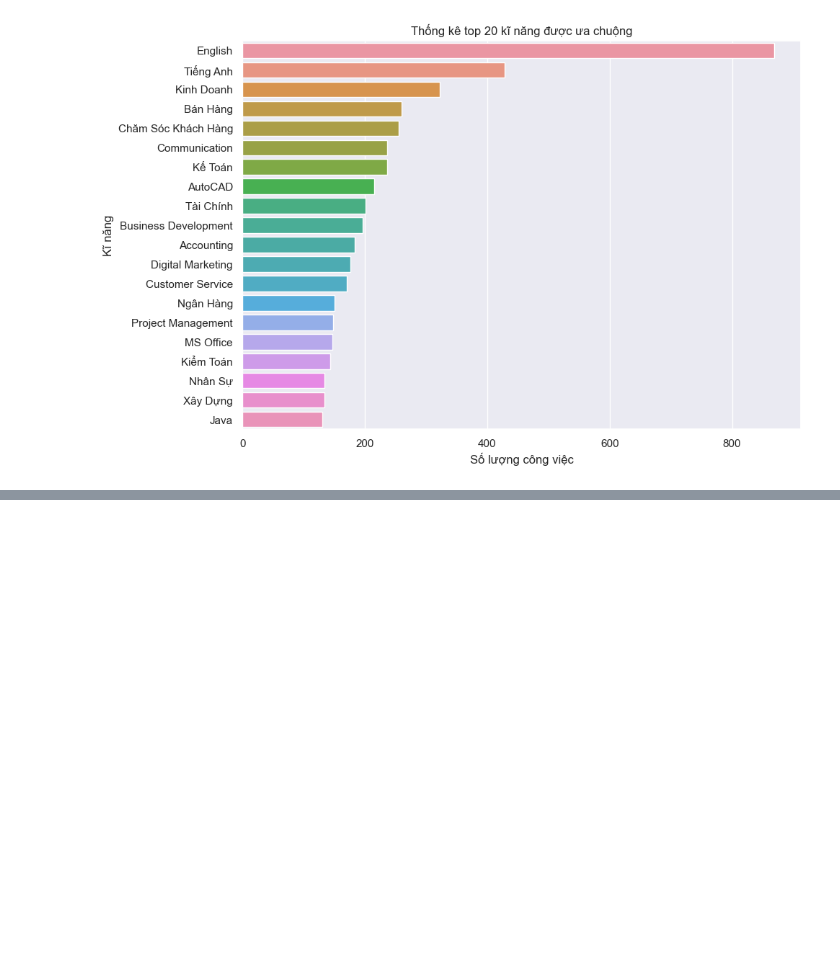
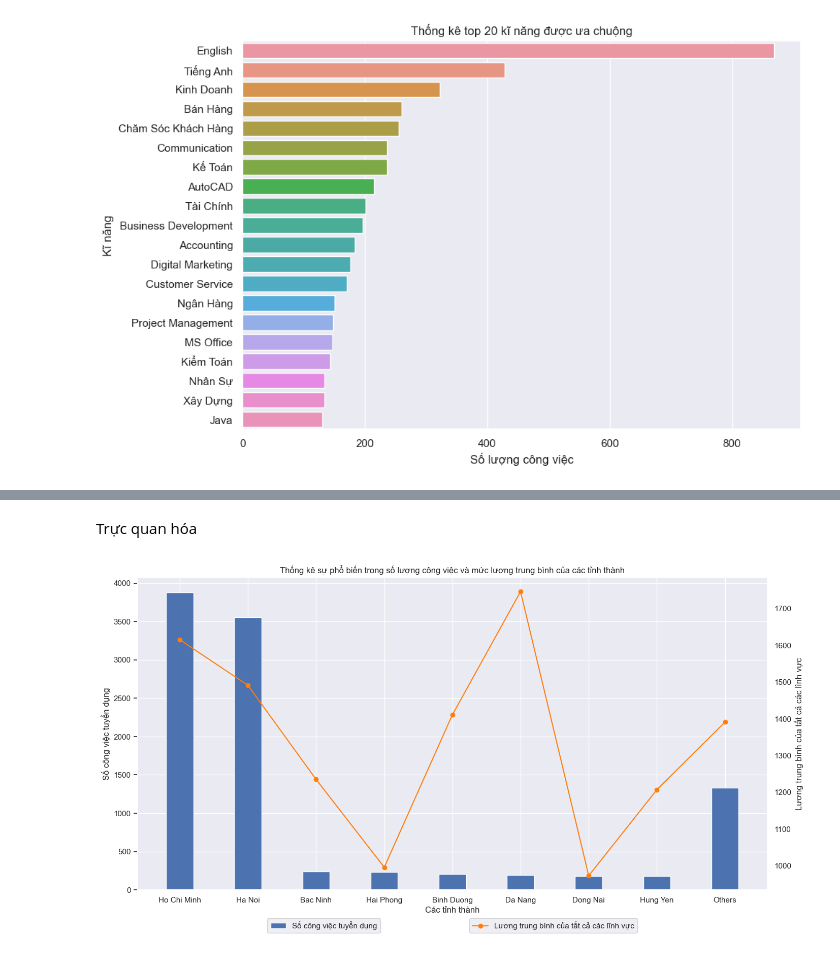
Before and after one commit to HoangPhuc0304/NMKHDL-2022, a Jupyter notebook: Data_Visualization.ipynb, the cells around one changed output, grey strips where cells are left out. Drawn from its saved outputs; the diff is of its cells as text; code cells hidden in the pictures; blank space fills up the shorter version.

```diff
--- a/Data_Visualization.ipynb
+++ b/Data_Visualization.ipynb
@@ -335,0 +405,21 @@ plt.ylabel('Kĩ năng');
+# %% [markdown]
+Trực quan hóa
+# %%
+fig, ax = plt.subplots(figsize=(16,8))
+ax.bar(highest_salary_locations_df.index,highest_salary_locations_df['numberOfLocations'],width=0.4)
+ax.set_xlabel('Các tỉnh thành')
+ax.set_ylabel('Số công việc tuyển dụng')
+ax.tick_params(left=False)
+ax.legend(['Số công việc tuyển dụng'],loc='lower left',bbox_to_anchor=(0.2, -0.15))
+
+ax2 = ax.twinx()
+ax2.plot(highest_salary_locations_df.index,highest_salary_locations_df[['averageSalary']],marker='o',color='#fe7f0e')
+ax2.set_ylabel('Lương trung bình của tất cả các lĩnh vực')
+ax2.grid(False)
+ax2.tick_params(right=False)
+ax2.legend(['Lương trung bình của tất cả các lĩnh vực'],loc='lower right',bbox_to_anchor=(0.8, -0.15))
+
+plt.title('Thống kê sự phổ biến trong số lượng công việc và mức lương trung bình của các tỉnh thành')
+plt.show()
+# %% [output]
+[figure, added]
```
Also changed, not shown: parts of 18 cells of this notebook.
